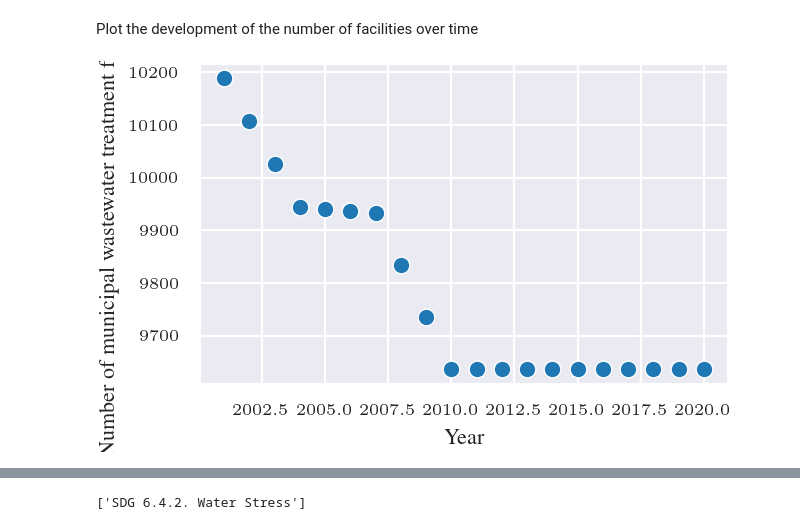
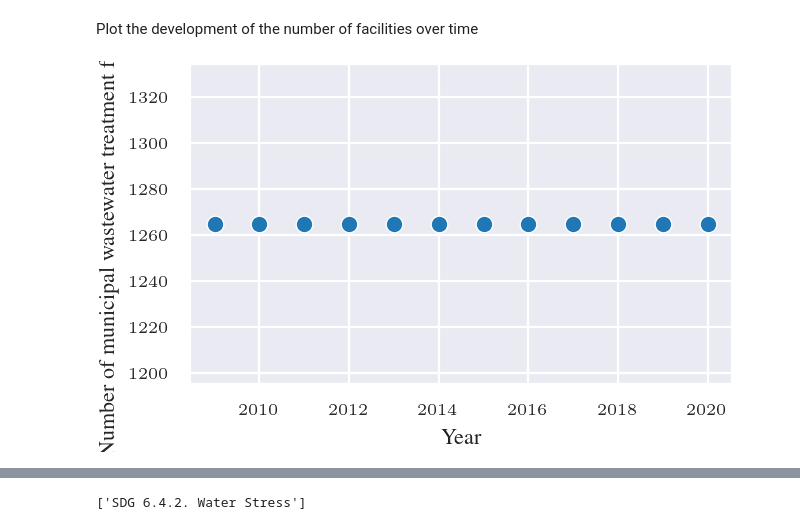
Before and after one commit to am9zZWY/team-aqua, a Jupyter notebook: exp/exp_global_water_management_strategies.ipynb, the cells around one changed output, grey strips where cells are left out. Saved outputs shown, nothing was run; the diff lists cells and outputs as text; code cells hidden in the pictures.

```diff
--- a/exp/exp_global_water_management_strategies.ipynb
+++ b/exp/exp_global_water_management_strategies.ipynb
@@ -107,8 +109,8 @@ waste_df
 Plot the development of the number of facilities over time
 # %%
 '''Just for testing'''
-sns.scatterplot(data=waste_df[waste_df['Country'] == 'Germany'], x='Year',
+sns.scatterplot(data=waste_df[waste_df['Country'] == 'Canada'], x='Year',
                 y='Number of municipal wastewater treatment facilities')
 plt.show()
 # %% [output]
-[figure, old version]
+[figure, new version]
```
Also changed, not shown: parts of 15 cells of this notebook.
